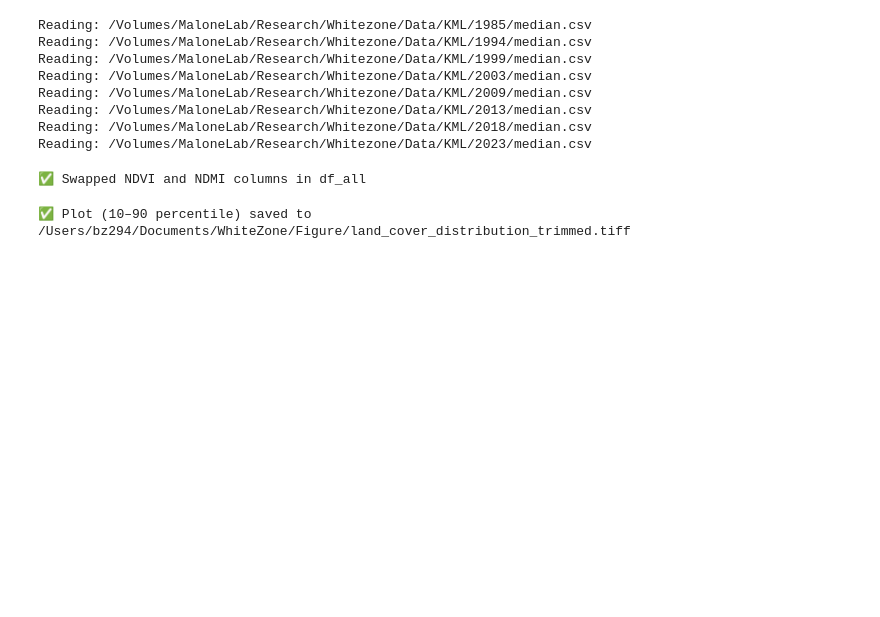
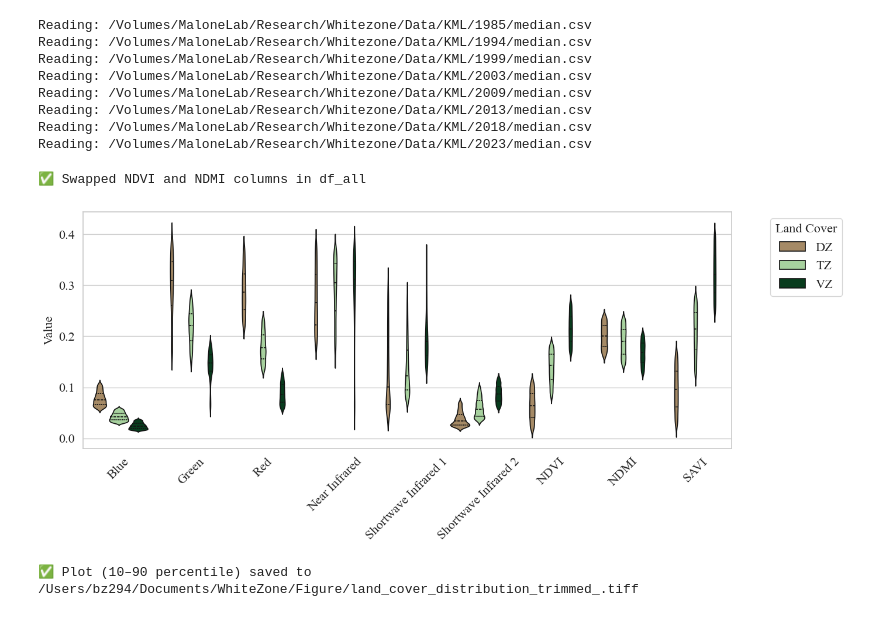
Before and after one commit to Malone-Disturbance-Ecology-Lab/ENP_WZ_Mapping, a Jupyter notebook: Remote_Sensing/Figure_Landsat_signature_violin.ipynb, the cells around one changed output. Saved outputs shown, nothing was run; the diff lists cells and outputs as text; code cells hidden in the pictures; blank space fills up the shorter version.

```diff
--- a/Remote_Sensing/Figure_Landsat_signature_violin.ipynb
+++ b/Remote_Sensing/Figure_Landsat_signature_violin.ipynb
@@ -133,32 +133,33 @@ plt.xticks(
     labels=feature_labels,
     rotation=45,
     fontsize=16,
     fontname="Times New Roman"
 )
 
 plt.yticks(fontsize=16, fontname="Times New Roman")
 
 # Create custom legend labels (WZ -> DZ)
 legend_labels = ['DZ', 'TZ', 'VZ']
 handles, _ = plt.gca().get_legend_handles_labels()
 plt.legend(
     handles=handles,
     labels=legend_labels,
     title="Land Cover",
     bbox_to_anchor=(1.05, 1),
     loc="upper left",
     fontsize=16,
     title_fontsize=16
 )
 
 plt.tight_layout()
 
 # Save the figure
-out_path = "/Users/bz294/Documents/WhiteZone/Figure/land_cover_distribution_trimmed.tiff"
+out_path = "/Users/bz294/Documents/WhiteZone/Figure/land_cover_distribution_trimmed_.tiff"
 plt.savefig(out_path, format="tiff", dpi=300, bbox_inches="tight")
 plt.show()
 
 print(f"✅ Plot (10–90 percentile) saved to {out_path}")
 # %% [output]
 ✅ Swapped NDVI and NDMI columns in df_all
+[figure, added]
-✅ Plot (10–90 percentile) saved to /Users/bz294/Documents/WhiteZone/Figure/land_cover_distribution_trimmed.tiff
+✅ Plot (10–90 percentile) saved to /Users/bz294/Documents/WhiteZone/Figure/land_cover_distribution_trimmed_.tiff
```
Also changed, not shown: parts of 1 cell of this notebook, 17 other files.
